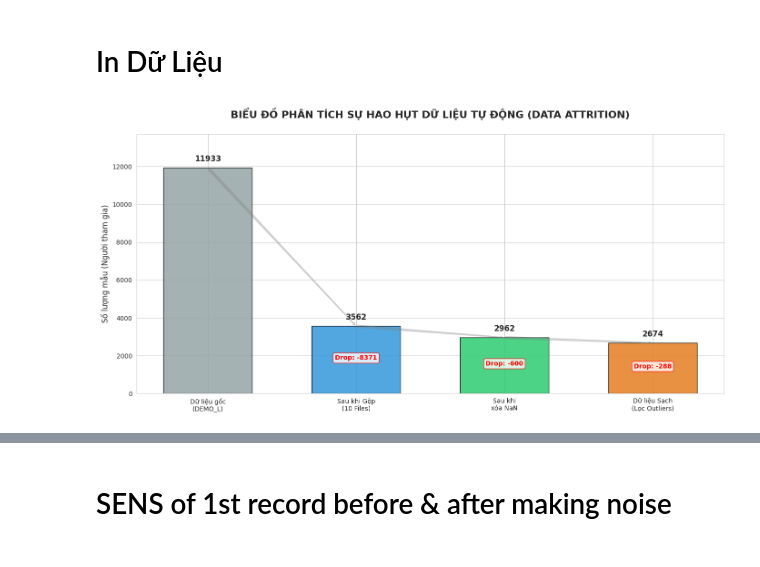
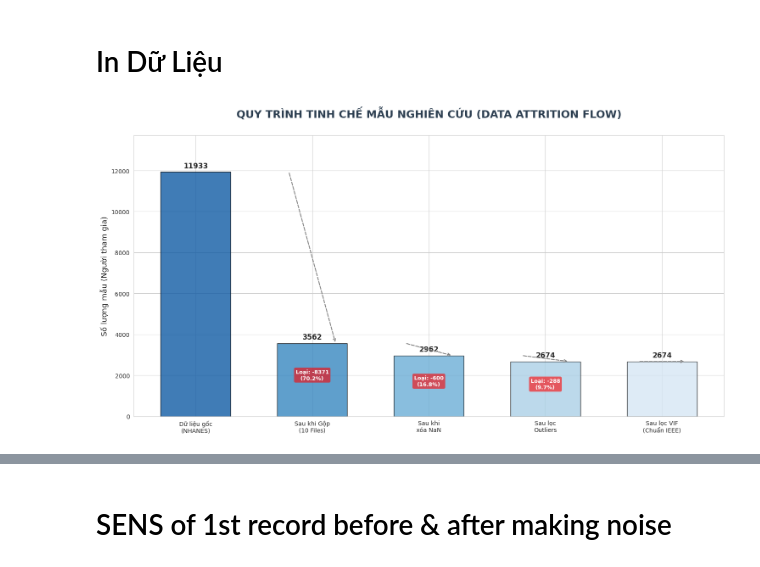
Before and after one commit to nguyenmongtrinh-lab/xai-evaluation, a Jupyter notebook: xai-evaluation.ipynb, the cells around one changed output, grey strips where cells are left out. Drawn from its saved outputs; the diff is of its cells as text; code cells hidden in the pictures.

```diff
--- a/xai-evaluation.ipynb
+++ b/xai-evaluation.ipynb
@@ -313,68 +303,83 @@ Passing `palette` without assigning `hue` is deprecated and will be removed in v
 # %%
 import matplotlib.pyplot as plt
 import seaborn as sns
 
-# 1. Tự động lấy số lượng dòng từ các biến đã có trong code của bạn
-# Đảm bảo bạn đã chạy các bước: merge, dropna, và lọc outlier (df_working)
+# =============================================================================
+# CẬP NHẬT BIỂU ĐỒ HAO HỤT DỮ LIỆU (DATA ATTRITION) - CHUẨN IEEE 2894
+# =============================================================================
+
 try:
-    count_original = len(df_demo)    # Tổng số người ban đầu từ file Demographics
-    count_merged   = len(df_merged)  # Số người sau khi gộp 10 files
-    count_no_nan   = len(df_clean)   # Số người sau khi xóa các dòng NaN
-    count_final    = len(df_working) # Số người "sạch" tuyệt đối sau khi lọc Outliers
+    # 1. Thu thập số liệu động (Đảm bảo các biến này đã tồn tại trong Memory)
+    count_original = len(df_demo)    # Gốc
+    count_merged   = len(df_merged)  # Sau gộp
+    count_no_nan   = len(df_clean)   # Sau xóa NaN
+    count_no_out   = len(df_working) # Sau lọc Outliers
+    count_final    = len(df_final)   # SAU LỌC VIF (Bước mới cập nhật)
 
-    # Tạo danh sách các bước và giá trị động
-    steps = ['Dữ liệu gốc\n(DEMO_L)', 'Sau khi Gộp\n(10 Files)', 'Sau khi\nxóa NaN', 'Dữ liệu Sạch\n(Lọc Outliers)']
-    counts = [count_original, count_merged, count_no_nan, count_final]
+    # Danh sách các bước và giá trị tương ứng
+    steps = [
+        'Dữ liệu gốc\n(NHANES)',
+        'Sau khi Gộp\n(10 Files)',
+        'Sau khi\nxóa NaN',
+        'Sau lọc\nOutliers',
+        'Sau lọc VIF\n(Chuẩn IEEE)'
+    ]
+    counts = [count_original, count_merged, count_no_nan, count_no_out, count_final]
 
-    # 2. Tính toán số lượng bị mất (dropped) động
-    # Bước đầu tiên (gốc) không có dữ liệu bị drop, nên gán là 0
+    # 2. Tính toán số lượng và % bị mất (dropped)
     dropped = [0]
+    dropped_pct = [0]
     for i in range(1, len(counts)):
-        dropped.append(counts[i-1] - counts[i])
+        diff = counts[i-1] - counts[i]
+        dropped.append(diff)
+        dropped_pct.append((diff / counts[i-1]) * 100)
 
     # 3. Khởi tạo biểu đồ
-    plt.figure(figsize=(14, 7))
+    plt.figure(figsize=(15, 8))
     sns.set_style("whitegrid")
 
-    # Vẽ biểu đồ cột
-    colors = ['#95a5a6', '#3498db', '#2ecc71', '#e67e22']
-    bars = plt.bar(steps, counts, color=colors, alpha=0.85, edgecolor='black', width=0.6)
+    # Sử dụng bảng màu chuyên nghiệp (Gradient từ đậm đến nhạt)
+    colors = sns.color_palette("Blues_r", len(steps))
+    bars = plt.bar(steps, counts, color=colors, alpha=0.8, edgecolor='black', width=0.6)
 
-    # 4. Thêm thông số chi tiết lên biểu đồ (Tự động lấy từ biến)
+    # 4. Thêm thông số chi tiết lên biểu đồ
     for i, bar in enumerate(bars):
         yval = bar.get_height()
-        # Hiển thị số lượng còn lại trên đầu cột
-        plt.text(bar.get_x() + bar.get_width()/2, yval + (count_original * 0.02),
+
+        # Số lượng còn lại trên đầu cột
+        plt.text(bar.get_x() + bar.get_width()/2, yval + (count_original * 0.01),
                  f'{int(yval)}', ha='center', va='bottom', fontweight='bold', fontsize=12)
 
-        # Hiển thị số lượng bị loại bỏ (Drop)
+        # Hiển thị số lượng và % bị loại bỏ (vẽ giữa khoảng trống của 2 cột)
         if dropped[i] > 0:
-            # Vị trí hiển thị số Drop nằm ở giữa khoảng giảm của 2 cột
+            drop_text = f'Loại: -{int(dropped[i])}\n({dropped_pct[i]:.1f}%)'
             plt.text(bar.get_x() + bar.get_width()/2, yval / 2,
-                     f'Drop: -{int(dropped[i])}', ha='center', color='red',
-                     fontweight='bold', fontsize=10,
-                     bbox=dict(facecolor='white', alpha=0.8, edgecolor='red', boxstyle='round,pad=0.3'))
+                     drop_text, ha='center', color='white',
+                     fontweight='bold', fontsize=9,
+                     bbox=dict(facecolor='red', alpha=0.6, edgecolor='none', boxstyle='round,pad=0.3'))
 
-    # 5. Tinh chỉnh thẩm mỹ
-    plt.title('BIỂU ĐỒ PHÂN TÍCH SỰ HAO HỤT DỮ LIỆU TỰ ĐỘNG (DATA ATTRITION)', fontsize=16, pad=25, fontweight='bold')
-    plt.ylabel('Số lượng mẫu (Người tham gia)', fontsize=12)
-    plt.ylim(0, count_original * 1.15) # Tự động giãn trục Y theo dữ liệu gốc
+    # 5. Tinh chỉnh thẩm mỹ (Phóng to tiêu đề và nhãn)
+    plt.title('QUY TRÌNH TINH CHẾ MẪU NGHIÊN CỨU (DATA ATTRITION FLOW)',
+              fontsize=18, pad=30, fontweight='bold', color='#2c3e50')
+    plt.ylabel('Số lượng mẫu (Người tham gia)', fontsize=13)
+    plt.ylim(0, count_original * 1.15)
 
-    # Vẽ các đường nối thể hiện luồng giảm dần
+    # Vẽ đường mũi tên kết nối
     for i in range(len(steps)-1):
-        plt.annotate('', xy=(i+1, counts[i+1]), xytext=(i, counts[i]),
-                     arrowprops=dict(arrowstyle='fancy', color='gray', alpha=0.3))
+        plt.annotate('', xy=(i+1.2, counts[i+1]), xytext=(i+0.8, counts[i]),
+                     arrowprops=dict(arrowstyle='->', color='gray', lw=1.5, ls='--'))
 
     plt.tight_layout()
     plt.show()
 
-    # 6. In bảng tóm tắt tỷ lệ tự động
-    print(f"📊 TỔNG KẾT QUY TRÌNH (SỐ LIỆU THỰC TẾ):")
-    print(f"   - Tỷ lệ giữ lại sau khi Gộp: {round((count_merged/count_original)*100, 2)}%")
-    print(f"   - Tỷ lệ dữ liệu sạch cuối cùng so với gốc: {round((count_final/count_original)*100, 2)}%")
+    # 6. In bảng tổng kết cuối cùng cho báo cáo
+    print(f"📊 BÁO CÁO HAO HỤT DỮ LIỆU:")
+    print(f"   - Tổng mẫu ban đầu  : {count_original}")
+    print(f"   - Mẫu sạch cuối cùng: {count_final}")
+    print(f"   - Tỷ lệ hao hụt tổng: {round((1 - count_final/count_original)*100, 2)}%")
+    print(f"   - Tỷ lệ giữ lại     : {round((count_final/count_original)*100, 2)}%")
 
 except NameError as e:
-    print(f"❌ Lỗi: Bạn chưa định nghĩa một trong các DataFrame (df_demo, df_merged, df_clean, df_working).")
-    print(f"Chi tiết lỗi: {e}")
+    print(f"❌ Lỗi: Bạn chưa chạy các bước xử lý dữ liệu trước đó.\nChi tiết: {e}")
 # %% [output]
-[figure, old version]
+[figure, new version]
```
Also changed, not shown: parts of 18 cells of this notebook.
